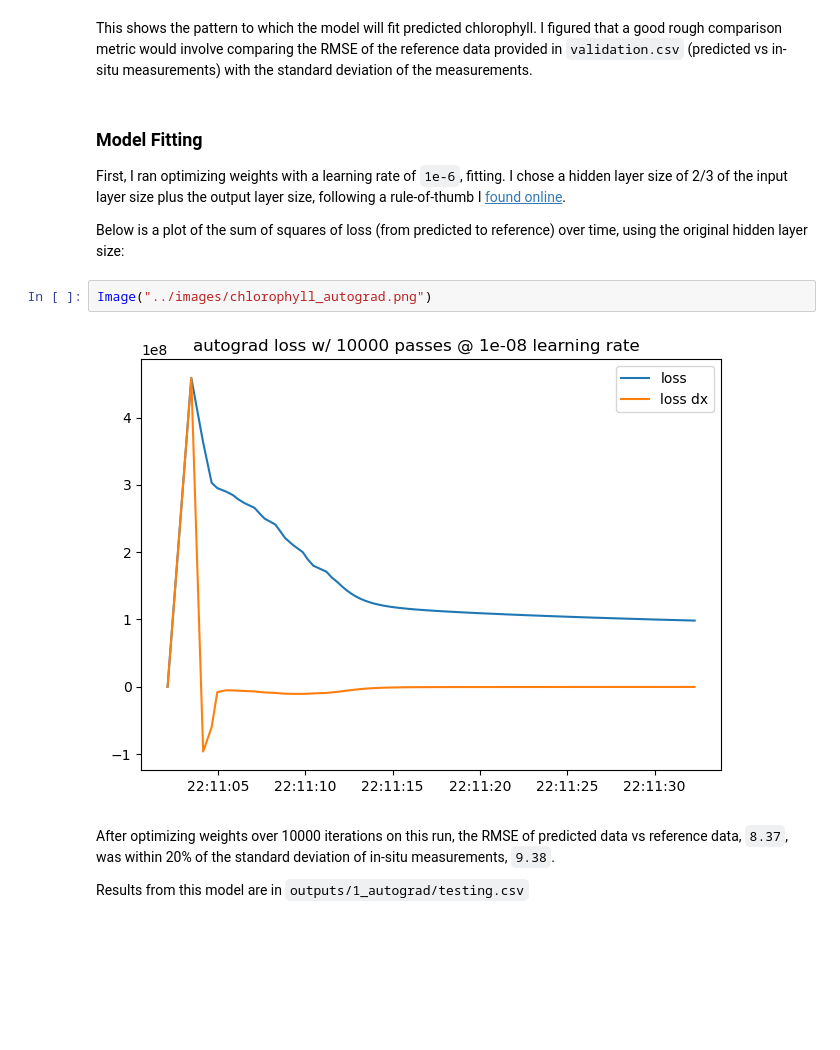
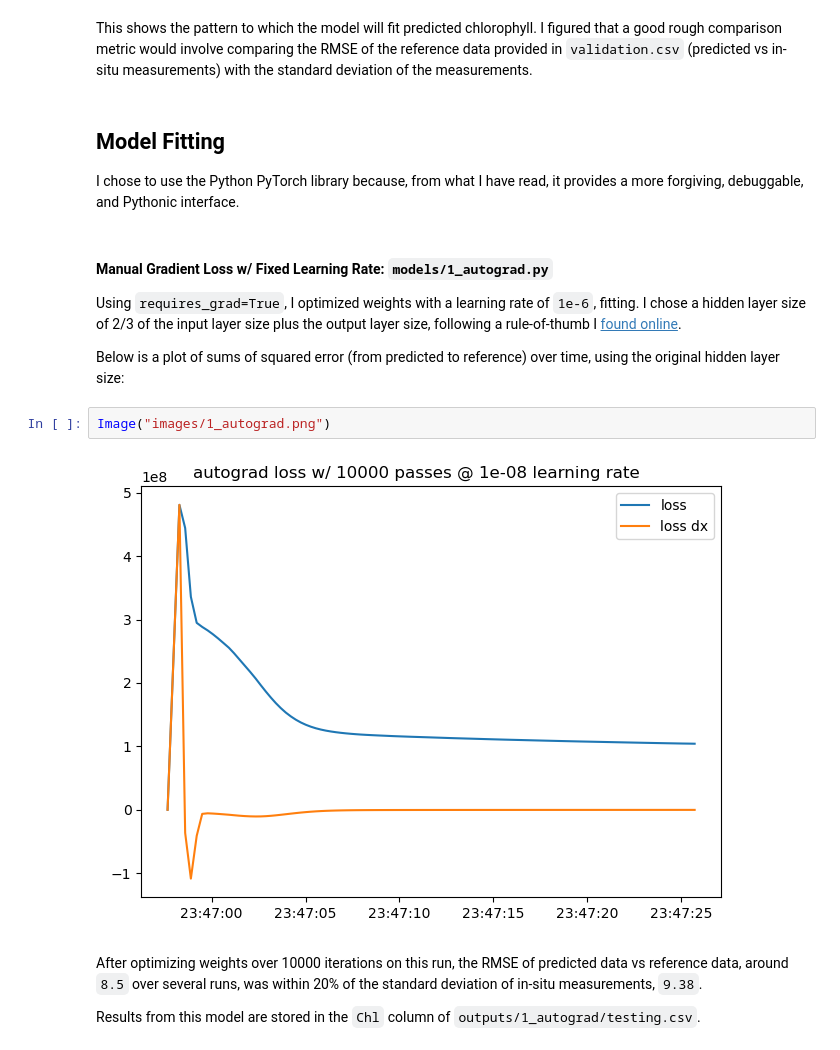
Before and after one commit to zacharyburnett/sentinel3_chlorophyll, a Jupyter notebook: notebooks/zacharyburnett_sentinel3_chlorophyll.ipynb, the cells around one changed output. Saved outputs shown, nothing was run; the diff lists cells and outputs as text; blank space fills up the shorter version.

```diff
--- a/notebooks/zacharyburnett_sentinel3_chlorophyll.ipynb
+++ b/notebooks/zacharyburnett_sentinel3_chlorophyll.ipynb
@@ -14,17 +14,20 @@ Image("../images/training_data.png")
 This shows the pattern to which the model will fit predicted chlorophyll.
 I figured that a good rough comparison metric would involve comparing the RMSE of the reference data provided in `validation.csv`
 (predicted vs in-situ measurements) with the standard deviation of the measurements.
+# %% [markdown]
+## Model Fitting
+I chose to use the Python PyTorch library because, from what I have read, it provides a more forgiving, debuggable, and Pythonic interface.
 # %% [markdown]
-### Model Fitting
-First, I ran optimizing weights with a learning rate of `1e-6`, fitting.
+#### Manual Gradient Loss w/ Fixed Learning Rate: `models/1_autograd.py`
+Using `requires_grad=True`, I optimized weights with a learning rate of `1e-6`, fitting.
 I chose a hidden layer size of 2/3 of the input layer size plus the output layer size, following a rule-of-thumb I [found online](https://www.heatonresearch.com/2017/06/01/hidden-layers.html).
 
-Below is a plot of the sum of squares of loss (from predicted to reference) over time, using the original hidden layer size:
+Below is a plot of sums of squared error (from predicted to reference) over time, using the original hidden layer size:
 # %%
-Image("../images/chlorophyll_autograd.png")
+Image("images/1_autograd.png")
 # %% [output]
-[figure, old version]
+[figure, new version]
 # %% [markdown]
-After optimizing weights over 10000 iterations on this run, the RMSE of predicted data vs reference data, `8.37`, was within 20% of the standard deviation of in-situ measurements, `9.38`.
+After optimizing weights over 10000 iterations on this run, the RMSE of predicted data vs reference data, around `8.5` over several runs, was within 20% of the standard deviation of in-situ measurements, `9.38`.
 
-Results from this model are in `outputs/1_autograd/testing.csv`
+Results from this model are stored in the `Chl` column of `outputs/1_autograd/testing.csv`.
```
Also changed, not shown: parts of 8 cells of this notebook, 15 other files.
